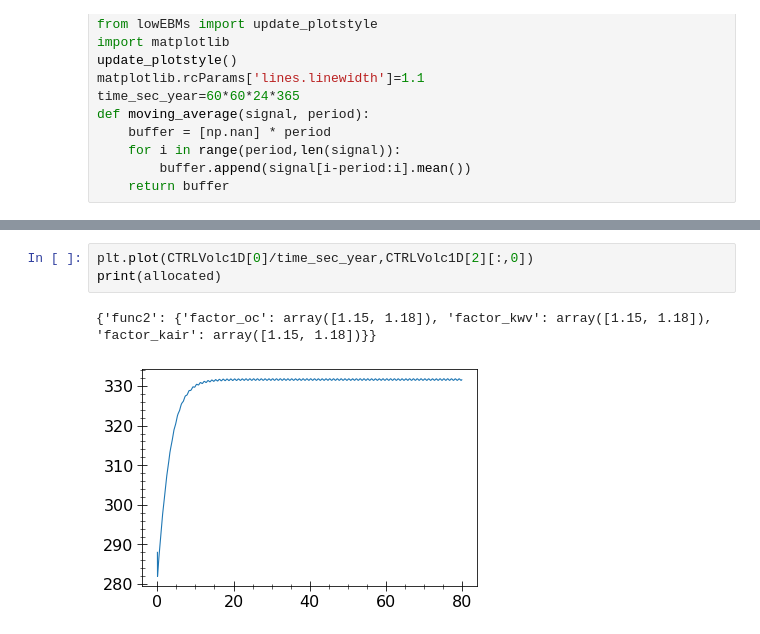
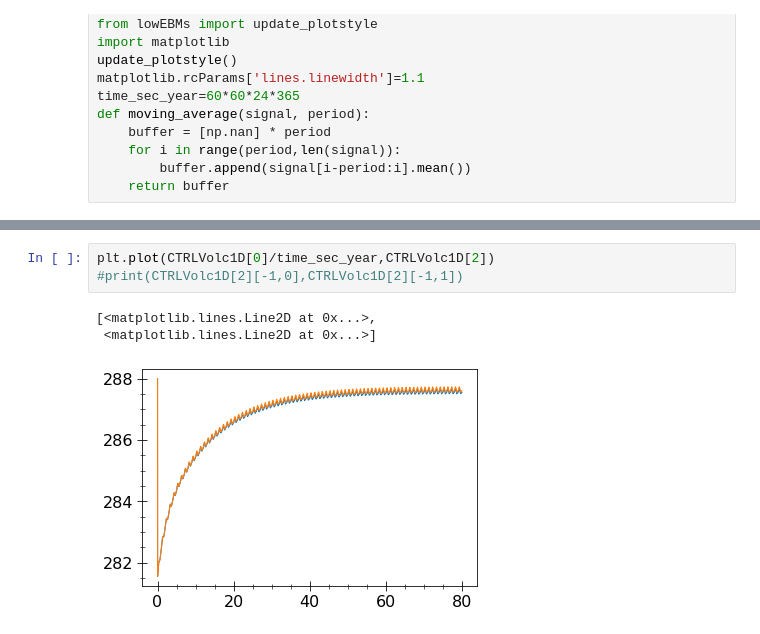
Before and after one commit to BenniSchmiedel/Low-dimensional-EBMs, a Jupyter notebook: Development_Optimization.ipynb, the cells around one changed output, grey strips where cells are left out. Cells and saved outputs as stored; diff of their text form.

```diff
--- a/Development_Optimization.ipynb
+++ b/Development_Optimization.ipynb
@@ -106,6 +85,7 @@ KeyboardInterrupt:
 # %%
-plt.plot(CTRLVolc1D[0]/time_sec_year,CTRLVolc1D[2][:,0])
-print(allocated)
+plt.plot(CTRLVolc1D[0]/time_sec_year,CTRLVolc1D[2])
+#print(CTRLVolc1D[2][-1,0],CTRLVolc1D[2][-1,1])
 # %% [output]
-{'func2': {'factor_oc': array([1.15, 1.18]), 'factor_kwv': array([1.15, 1.18]), 'factor_kair': array([1.15, 1.18])}}
+[<matplotlib.lines.Line2D at 0x...>,
+ <matplotlib.lines.Line2D at 0x...>]
-[figure, old version]
+[figure, new version]
```
Also changed, not shown: parts of 9 cells of this notebook, 18 other files.
